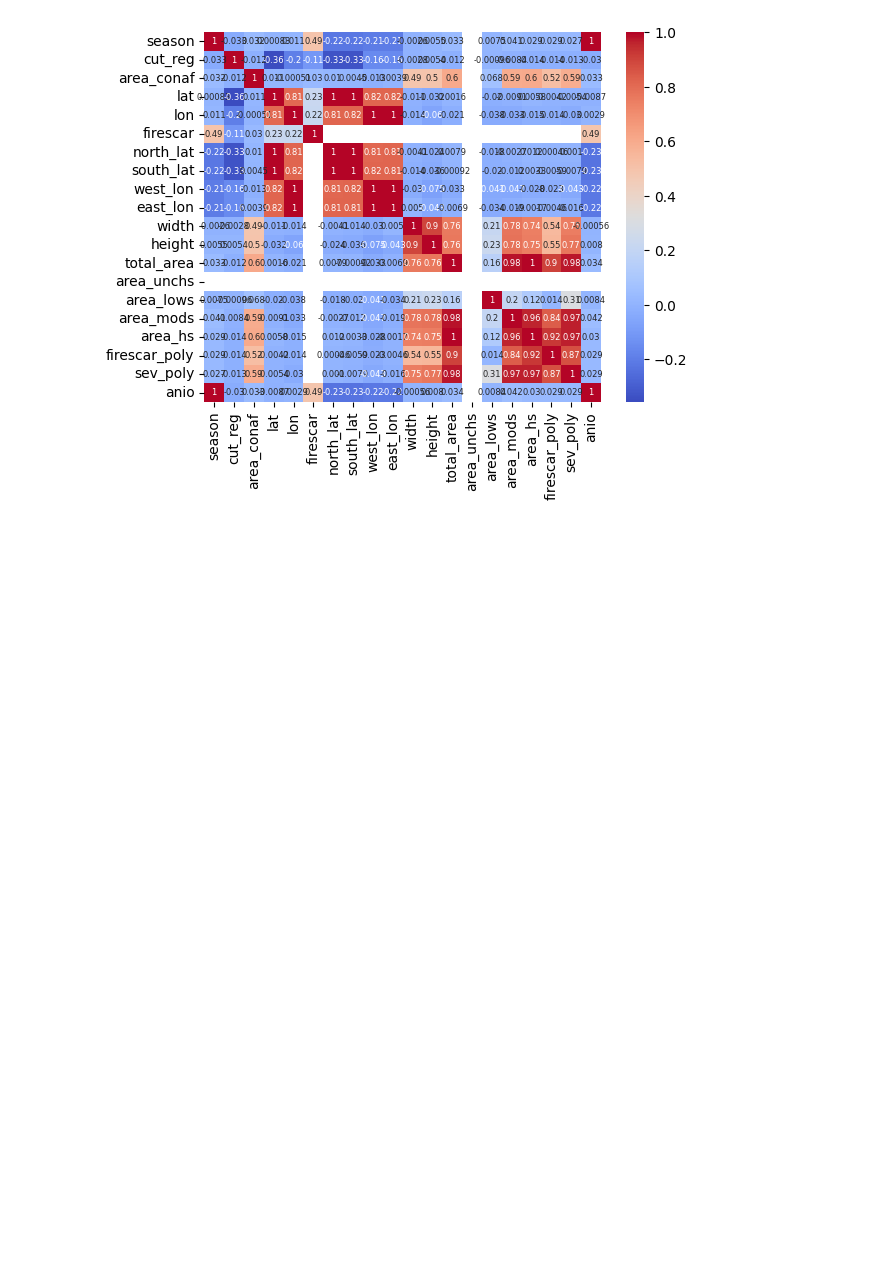
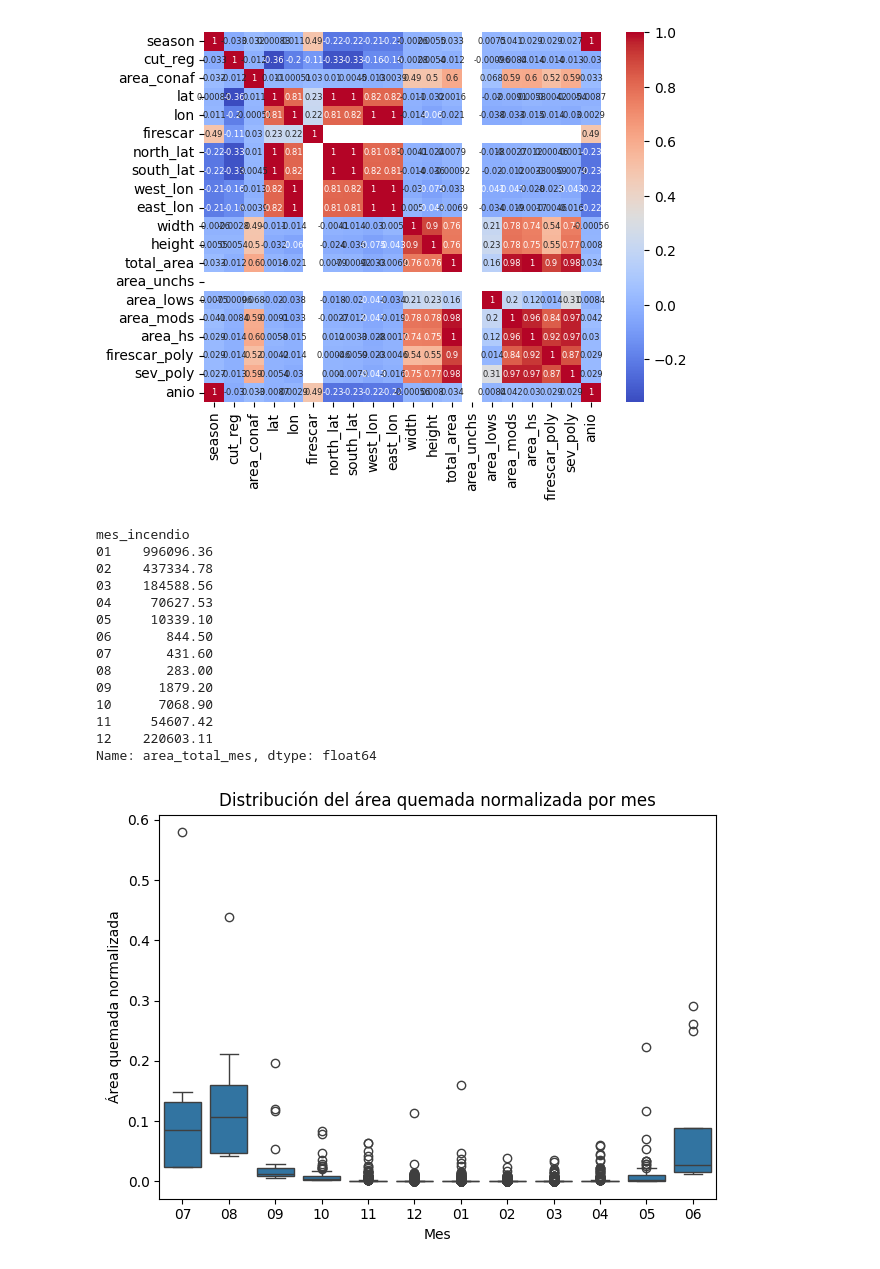
Before and after one commit to Kiki1108/incendios, a Jupyter notebook: analisis_chile.ipynb, the cells around one changed output. Drawn from its saved outputs; the diff is of its cells as text; code cells hidden in the pictures; blank space fills up the shorter version.

```diff
--- a/analisis_chile.ipynb
+++ b/analisis_chile.ipynb
@@ -255,3 +255,46 @@ sns.heatmap(numeric_df.corr(method="pearson"), annot=True, cmap='coolwarm', anno
 plt.show()
 # %% [output]
 [figure]
+# %%
+# Asegurarse de que las fechas están en formato datetime
+cicatrices_incedios["ign_date_conaf"] = pd.to_datetime(cicatrices_incedios["ign_date_conaf"])
+
+# Extraer el mes del incendio
+cicatrices_incedios["mes_incendio"] = cicatrices_incedios["ign_date_conaf"].dt.strftime("%m")
+
+# Calcular el área total quemada por mes
+area_total_por_mes = cicatrices_incedios.groupby("mes_incendio")["area_conaf"].sum().rename("area_total_mes")
+print(area_total_por_mes)
+
+# Unir el área total quemada por mes al DataFrame original
+#cicatrices_incedios = cicatrices_incedios.merge(area_total_por_mes, on="mes_incendio")
+
+# Normalizar el área quemada por el área total del mes
+cicatrices_incedios["area_normalizada"] = cicatrices_incedios["area_conaf"] / cicatrices_incedios["area_total_mes"]
+
+# Crear el boxplot
+orden_meses = ['07', '08', '09', '10', '11', '12', '01', '02', '03', '04', '05', '06']
+sns.boxplot(data=cicatrices_incedios, x="mes_incendio", y="area_normalizada", order=orden_meses)
+
+# Configurar el gráfico
+plt.title("Distribución del área quemada normalizada por mes")
+plt.xlabel("Mes")
+plt.ylabel("Área quemada normalizada")
+plt.tight_layout()
+plt.show()
+# %% [output]
+mes_incendio
+01    996096.36
+02    437334.78
+03    184588.56
+04     70627.53
+05     10339.10
+06       844.50
+07       431.60
+08       283.00
+09      1879.20
+10      7068.90
+11     54607.42
+12    220603.11
+Name: area_total_mes, dtype: float64
+[figure, added]
```
Also changed, not shown: parts of 6 cells of this notebook, 1 other file.
